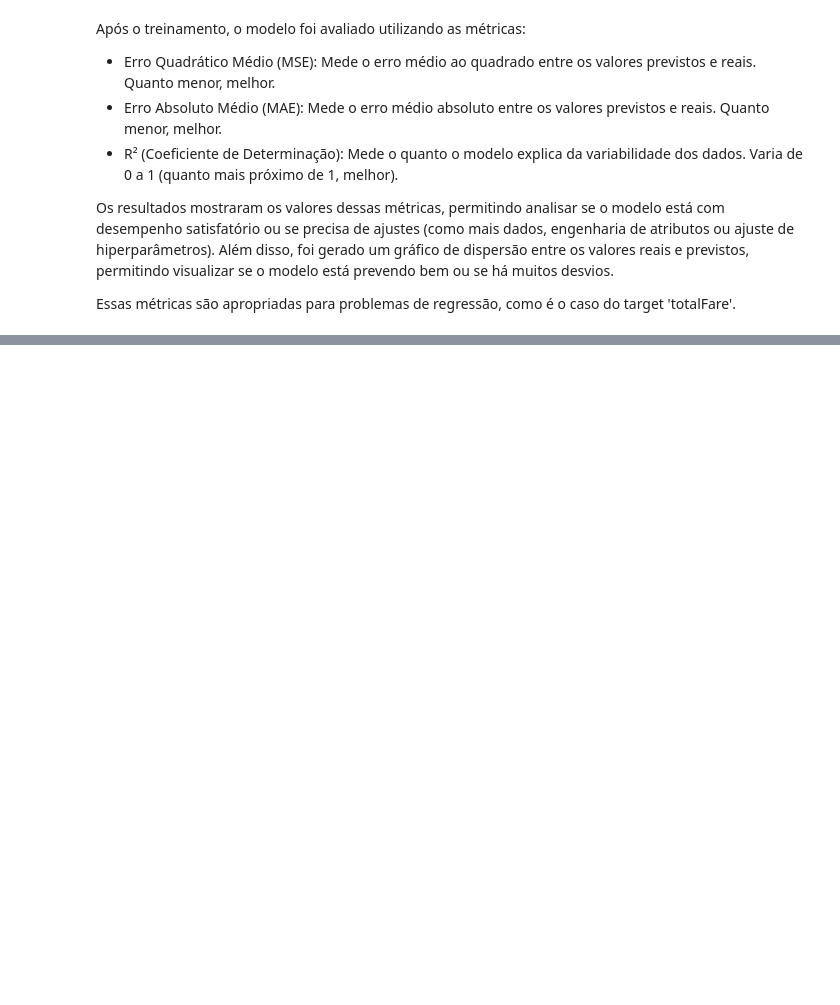
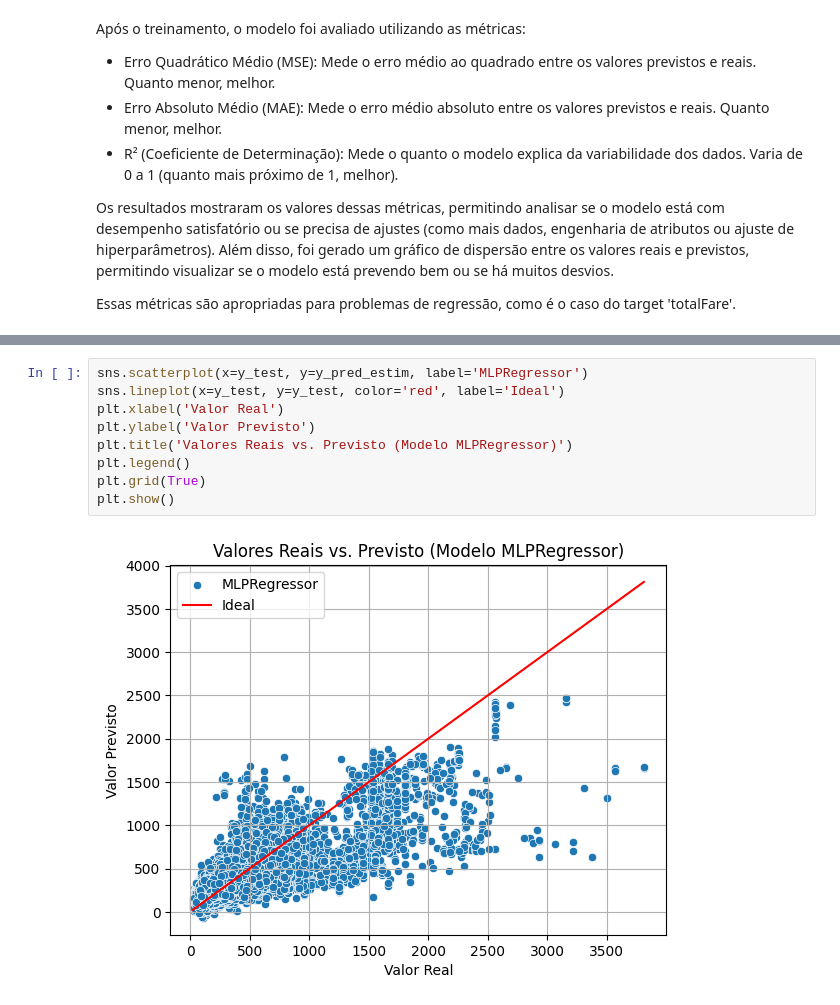
Before and after one commit to vitornuness/ads_2025_passagem_aerea, a Jupyter notebook: notebooks/4_modelagem.ipynb, the cells around one changed output, grey strips where cells are left out. Drawn from its saved outputs; the diff is of its cells as text; blank space fills up the shorter version.

```diff
--- a/notebooks/4_modelagem.ipynb
+++ b/notebooks/4_modelagem.ipynb
@@ -368,0 +406,11 @@ r2_estim = r2_score(y_test, y_pred_estim)
+# %%
+sns.scatterplot(x=y_test, y=y_pred_estim, label='MLPRegressor')
+sns.lineplot(x=y_test, y=y_test, color='red', label='Ideal')
+plt.xlabel('Valor Real')
+plt.ylabel('Valor Previsto')
+plt.title('Valores Reais vs. Previsto (Modelo MLPRegressor)')
+plt.legend()
+plt.grid(True)
+plt.show()
+# %% [output]
+[figure, added]
```
Also changed, not shown: parts of 11 cells of this notebook.
